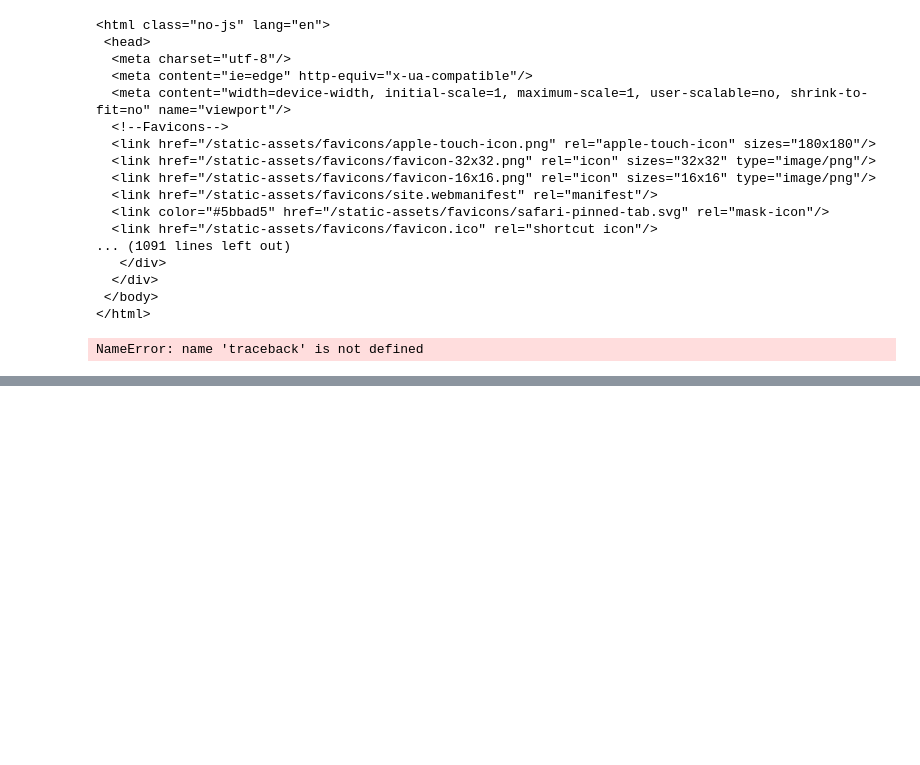
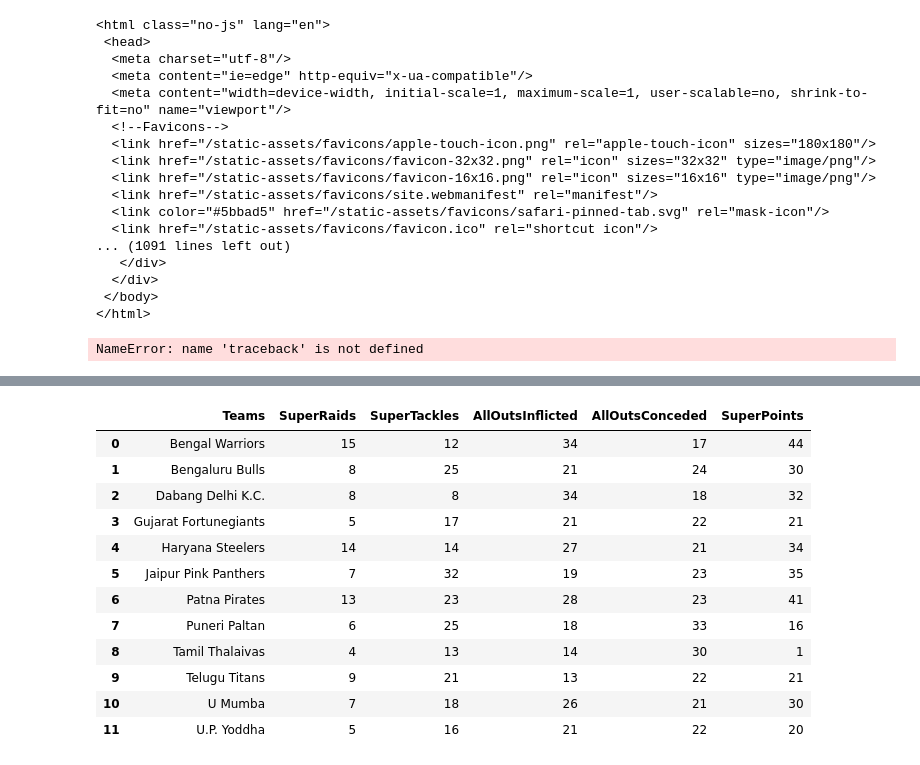
Before and after one commit to senthilvelavan/prokabbadi, a Jupyter notebook: MatchSchedule/MatchSchedule.ipynb, the cells around one changed output, grey strips where cells are left out. Saved outputs shown, nothing was run; the diff lists cells and outputs as text; code cells hidden in the pictures; blank space fills up the shorter version.

```diff
--- a/MatchSchedule/MatchSchedule.ipynb
+++ b/MatchSchedule/MatchSchedule.ipynb
@@ -104,0 +107,9 @@ NameError: name 'traceback' is not defined
+# %%
+superRaids = [15,8,8,5,14,7,13,6,4,9,7,5]
+superTackles = [12,25,8,17,14,32,23,25,13,21,18,16]
+alloutsInflicted = [34,21,34,21,27,19,28,18,14,13,26,21]
+alloutsConceded = [17,24,18,22,21,23,23,33,30,22,21,22]
+teams = ['Bengal Warriors','Bengaluru Bulls','Dabang Delhi K.C.','Gujarat Fortunegiants','Haryana Steelers','Jaipur Pink Panthers','Patna Pirates','Puneri Paltan','Tamil Thalaivas','Telugu Titans','U Mumba','U.P. Yoddha']
+# %%
+superPoints = pd.DataFrame({'Teams':teams,'SuperRaids':superRaids,'SuperTackles':superTackles,'AllOutsInflicted':alloutsInflicted,'AllOutsConceded':alloutsConceded})
+superPoints
@@ -104,0 +130,17 @@ NameError: name 'traceback' is not defined
+# %%
+superPoints['SuperPoints'] = superPoints['SuperRaids']+superPoints['SuperTackles']+superPoints['AllOutsInflicted']-superPoints['AllOutsConceded']
+superPoints
+# %% [output]
+|  | Teams | SuperRaids | SuperTackles | AllOutsInflicted | AllOutsConceded | SuperPoints |
+| 0 | Bengal Warriors | 15 | 12 | 34 | 17 | 44 |
+| 1 | Bengaluru Bulls | 8 | 25 | 21 | 24 | 30 |
+| 2 | Dabang Delhi K.C. | 8 | 8 | 34 | 18 | 32 |
+| 3 | Gujarat Fortunegiants | 5 | 17 | 21 | 22 | 21 |
+| 4 | Haryana Steelers | 14 | 14 | 27 | 21 | 34 |
+| 5 | Jaipur Pink Panthers | 7 | 32 | 19 | 23 | 35 |
+| 6 | Patna Pirates | 13 | 23 | 28 | 23 | 41 |
+| 7 | Puneri Paltan | 6 | 25 | 18 | 33 | 16 |
+| 8 | Tamil Thalaivas | 4 | 13 | 14 | 30 | 1 |
+| 9 | Telugu Titans | 9 | 21 | 13 | 22 | 21 |
+| 10 | U Mumba | 7 | 18 | 26 | 21 | 30 |
+| 11 | U.P. Yoddha | 5 | 16 | 21 | 22 | 20 |
```
Also changed, not shown: parts of 3 cells of this notebook, 21 other files.
